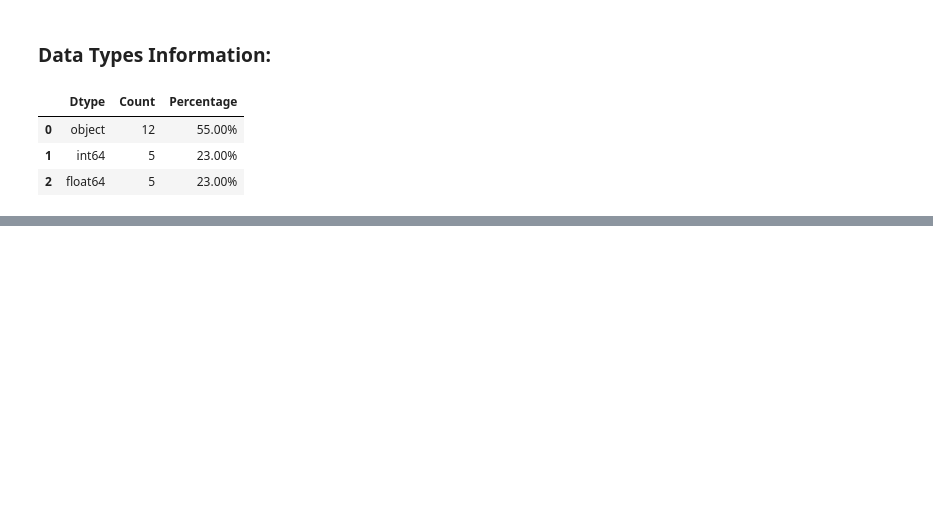
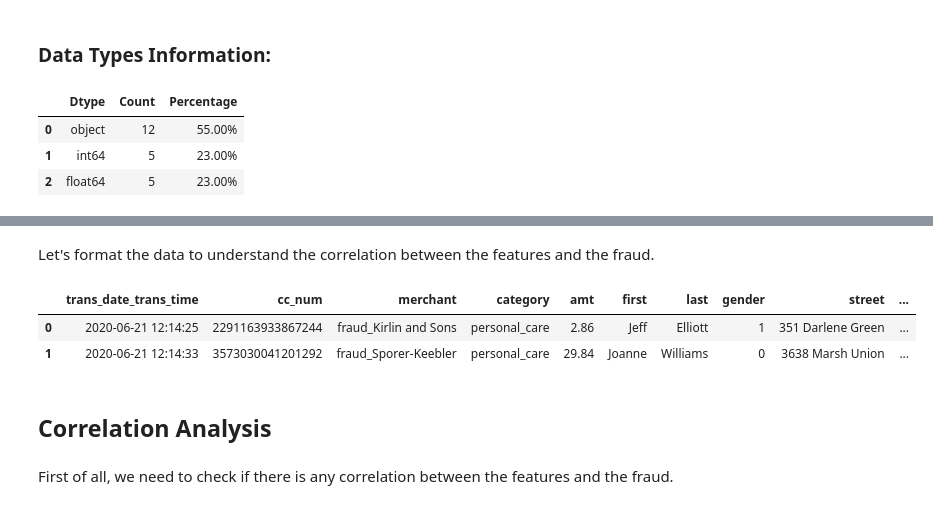
Before and after one commit to italo013/Real-time-Fraud-Detection-System, a Jupyter notebook: app/model/eda.ipynb, the cells around one changed output, grey strips where cells are left out. Cells and saved outputs as stored; diff of their text form; code cells hidden in the pictures; blank space fills up the shorter version.

```diff
--- a/app/model/eda.ipynb
+++ b/app/model/eda.ipynb
@@ -58,0 +118,21 @@ du.generate_metadata()
+# %% [markdown]
+Let's format the data to understand the correlation between the features and the fraud.
+# %%
+df['trans_date_trans_time'] = pd.to_datetime(df['trans_date_trans_time'])
+df['dob'] = pd.to_datetime(df['dob'])
+
+df['trans_date'] = df['trans_date_trans_time'].dt.date
+df['trans_time'] = df['trans_date_trans_time'].dt.time
+df['trans_date'] = pd.to_datetime(df['trans_date'])
+
+df['gender'] = df['gender'].map({'F': 0, 'M': 1})
+# %%
+df.head(2)
+# %% [output]
+|  | trans_date_trans_time | cc_num | merchant | category | amt | first | last | gender | street | ... |
+| 0 | 2020-06-21 12:14:25 | 2291163933867244 | fraud_Kirlin and Sons | personal_care | 2.86 | Jeff | Elliott | 1 | 351 Darlene Green | ... |
+| 1 | 2020-06-21 12:14:33 | 3573030041201292 | fraud_Sporer-Keebler | personal_care | 29.84 | Joanne | Williams | 0 | 3638 Marsh Union | ... |
+# %% [markdown]
+## Correlation Analysis
+# %% [markdown]
+First of all, we need to check if there is any correlation between the features and the fraud.
```
Also changed, not shown: parts of 12 cells of this notebook, 2 other files.
